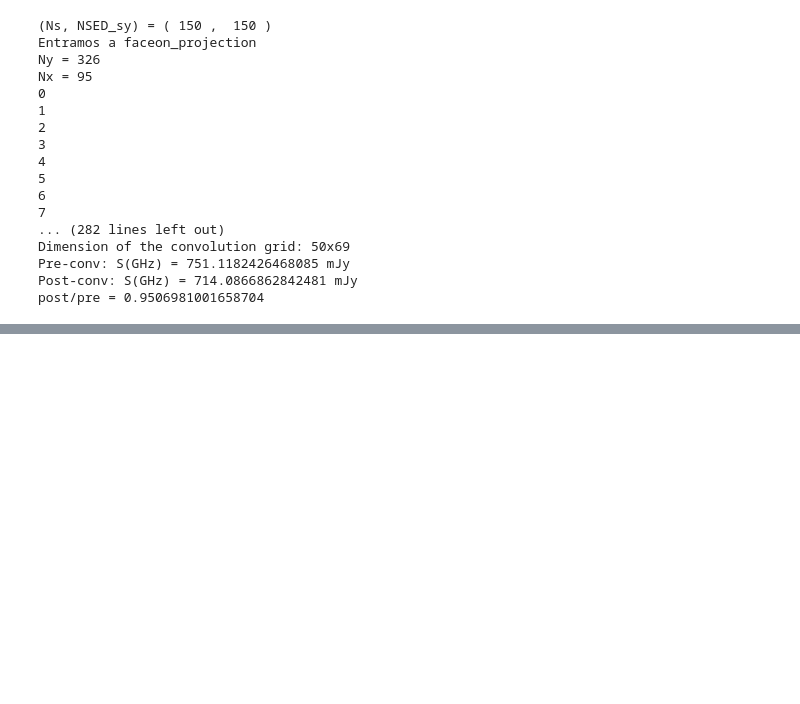
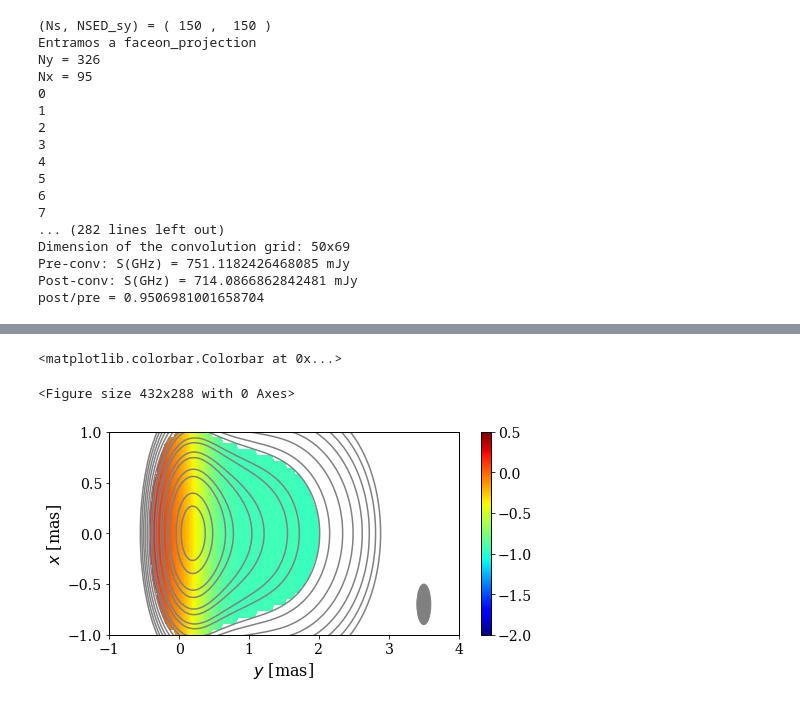
Before and after one commit to santimda/ExtendedJet, a Jupyter notebook: PostProcessing/EHT-maps.ipynb, the cells around one changed output, grey strips where cells are left out. Cells and saved outputs as stored; diff of their text form; code cells hidden in the pictures; blank space fills up the shorter version.

```diff
--- a/PostProcessing/EHT-maps.ipynb
+++ b/PostProcessing/EHT-maps.ipynb
@@ -349,0 +356,13 @@ fig.colorbar( CS_conv)
+# %%
+Nx0 = 64
+sigma_x, sigma_y = 0.4, 0.2
+
+nu1 = 43.0 # GHz
+x_map, y_map, L_map2 = make_F_map( nu1, Nx0 )
+x_map22, F_map1 = Flux_mirror_map( x_map, L_map2)
+x_c, y_c, F_map_c1 = Convolve_map( x_map, x_map22, y_map, F_map1, sigma_x, sigma_y )
+
+nu2 = 86.0 # GHz
+x_map, y_map, L_map2 = make_F_map( nu2, Nx0 )
+x_map22, F_map2 = Flux_mirror_map( x_map, L_map2)
+x_c, y_c, F_map_c2 = Convolve_map( x_map, x_map22, y_map, F_map2, sigma_x, sigma_y )
@@ -349,0 +387,28 @@ fig.colorbar( CS_conv)
+# %%
+clip1, clip2 = 10.0, 10.0 # Clip below 10 rms
+spix_map = Make_spix_map( x_c, y_c, nu1, F_map_c1, nu2, F_map_c2, clip1, clip2)
+# %%
+plt.clf()
+fig, ax = plt.subplots(1, 1, figsize=(7.5, 4)) # proportion: 5/2
+ax.set_xlabel(r"$y$ [mas]")
+ax.set_ylabel(r"$x$ [mas]")
+ax.set_xlim([-1, 4])
+ax.set_ylim([-1, 1])
+palette  = plt.cm.jet
+ticks = [-2, -1.5, -1, -0.5, 0, 0.5, 1]
+levels = np.linspace(-2., 0.5, 100)
+CS_conv = ax.contourf( y_c, x_c, spix_map, cmap=palette, levels=levels)
+
+# intensity contours at 43 GHz
+obs_cont = np.array([1, 1.4, 2, 2.8, 4, 5.6, 8, 10.2, 16, 20.4, 32, 40.8, 64, 81.6, 128, 163.2, 256, 326.4, 512])*1.9 # HACERLOS EN GRIS
+plot_cont = ax.contour( y_c, x_c, F_map_c1, levels=obs_cont, extend="both", colors='grey')
+
+el = Ellipse((3.5, -0.7), sigma_y, sigma_x, color='grey')
+ax.add_patch(el)
+
+plt.tight_layout()
+fig.colorbar(CS_conv, ticks=ticks)
+# %% [output]
+<matplotlib.colorbar.Colorbar at 0x...>
+<Figure size 432x288 with 0 Axes>
+[figure, added]
```
Also changed, not shown: parts of 9 cells of this notebook.
